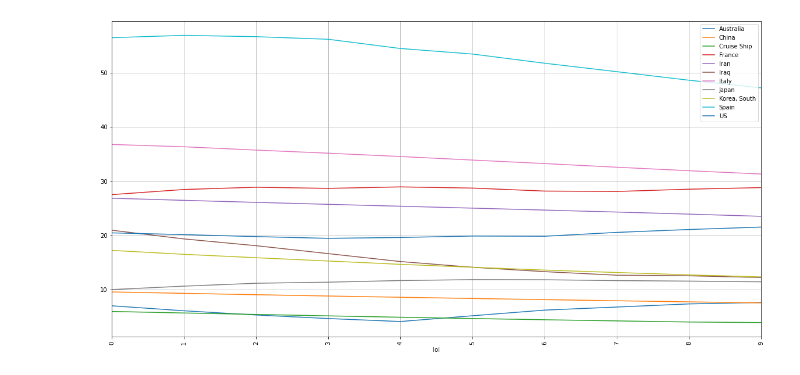
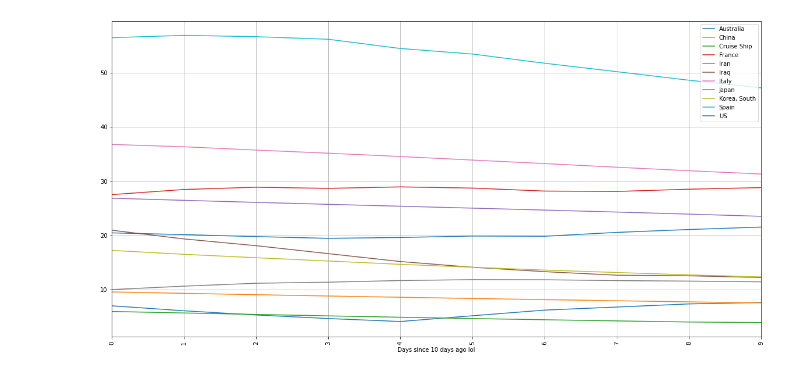
Before and after one commit to kpetersson/data-visualization-covid-19, a Jupyter notebook: daily-growth-rates-per-country.ipynb, the cells around one changed output. Drawn from its saved outputs; the diff is of its cells as text; code cells hidden in the pictures.

```diff
--- a/daily-growth-rates-per-country.ipynb
+++ b/daily-growth-rates-per-country.ipynb
@@ -44,7 +44,7 @@ def get_exp_fit(country, deductedDays = 0):
 
     return ([exp_fit[0][0],exp_fit[0][1]], stddev, x, y, ymodel)
 # %%
-csv = "../COVID-19/csse_covid_19_data/csse_covid_19_time_series/time_series_19-covid-Deaths.csv"
+csv = "../COVID-19/csse_covid_19_data/csse_covid_19_time_series/time_series_covid19_deaths_global.csv"
 
 df = pd.read_csv(csv,index_col="Country/Region")
 del df['Lat']
@@ -108,32 +106,32 @@ plt.show()
 # %%
 result = dict()
 for i, j in df.iterrows():
     lol = []
     lengthlol = 10
     for k in range(lengthlol,0,-1):
         a = get_exp_fit(i, k)
         if a != 0:
             lol.append(a)
 
     if len(lol) > lengthlol-1:
         result[i] = lol
 
 values = dict()
 for countryEntry in result.items():
     lool = []
     for expFit in countryEntry[1]:
         lool.append(((np.exp(expFit[0][1]))-1)*100)
 
     values[countryEntry[0]] = lool
 
 df2 = pd.DataFrame.from_dict(values)
 ax = df2.plot()
 
-plt.xlabel("")
+plt.xlabel("Days since 10 days ago lol")
 plt.xticks(rotation=90)
 plt.grid()
 plt.rcParams["figure.figsize"] = (20,10)
 
 plt.show()
 # %% [output]
-[figure, old version]
+[figure, new version]
```
Also changed, not shown: parts of 3 cells of this notebook.
